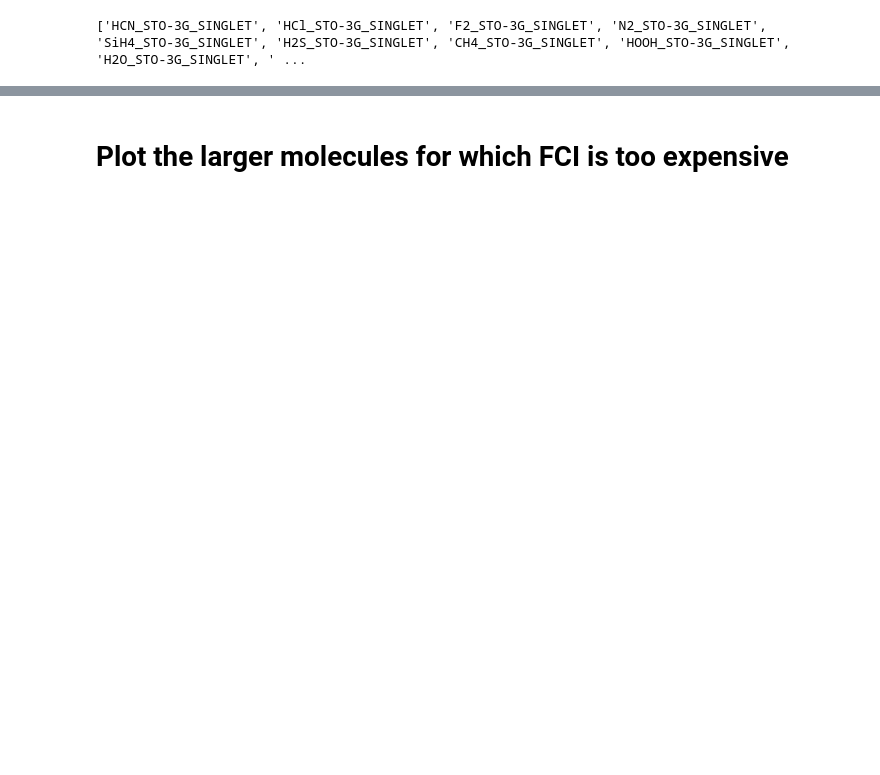
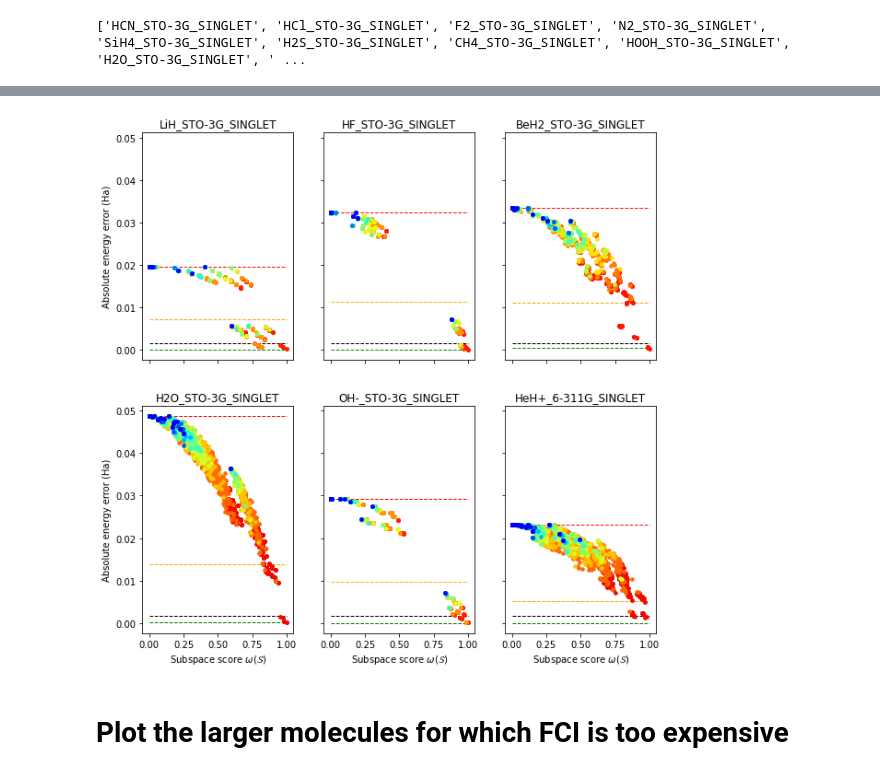
Before and after one commit to UCL-CCS/symmer, a Jupyter notebook: notebooks/plot_stabilizer_results.ipynb, the cells around one changed output, grey strips where cells are left out. Cells and saved outputs as stored; diff of their text form; code cells hidden in the pictures; blank space fills up the shorter version.

```diff
--- a/notebooks/plot_stabilizer_results.ipynb
+++ b/notebooks/plot_stabilizer_results.ipynb
@@ -29,0 +173,52 @@ len(plot_mols)
+# %%
+nrow, ncol = factor_near_square(n_grids)
+
+fig,axes = plt.subplots(nrow, ncol, sharex=True, sharey=True, figsize=(10,10))
+
+for index,speciesname in enumerate(rand_molecules):
+    i,j =index//ncol,index%ncol
+    if nrow==1:
+        grid_index = i
+    elif ncol==1:
+        grid_index=j
+    else:
+        grid_index = (i,j)
+
+    data = randomized[speciesname]
+    n_qubits = data['n_qubits_post_taper']
+    n_qubits_full = data['n_qubits_pre_taper']
+    hf_energy = data['hf_energy']
+    mp2_energy = data['mp2_energy']
+    ccsd_energy = data['ccsd_energy']
+    fci_energy = data['fci_energy']
+    ham_ucc_nrg = data['ham_score_ucc_score_cs_energy']
+
+    for n_sim_qubits,results in ham_ucc_nrg.items():
+        ratio = int(n_sim_qubits)/n_qubits
+        #increments.append(ratio)
+        c = plt.cm.jet(ratio)
+        X_ham, X_ucc, X_nrg = zip(*results)
+        X_ham = np.array(X_ham)
+        X_ucc = np.array(X_ucc)
+        Y_nrg = np.array(X_nrg) - fci_energy
+        axes[grid_index].scatter(
+            X_ucc,
+            Y_nrg,
+            marker='.',
+            color=c,
+            s=50,
+            zorder=1,#n_qubits,
+            alpha=1)
+
+    axes[grid_index].hlines(hf_energy-fci_energy, 0, 1, ls='--', lw=1, color='red', zorder=0, label='HF energy')
+    axes[grid_index].hlines(mp2_energy-fci_energy, 0, 1, ls='--', lw=1, color='orange', zorder=0, label='MP2 energy')
+    axes[grid_index].hlines(ccsd_energy-fci_energy, 0, 1, ls='--', lw=1, color='green', zorder=0, label='CCSD energy')
+    axes[grid_index].hlines(0.0016, 0, 1, ls='--', lw=1, color='black', zorder=0, label='Chemical accuracy')
+    axes[grid_index].set_title(speciesname)
+
+    if j==0:
+        axes[grid_index].set_ylabel('Absolute energy error (Ha)')
+    if i==1:
+        axes[grid_index].set_xlabel('Subspace score $\omega(\mathcal{S})$')
+# %% [output]
+[figure, added]
```
Also changed, not shown: parts of 13 cells of this notebook, 8 other files.
